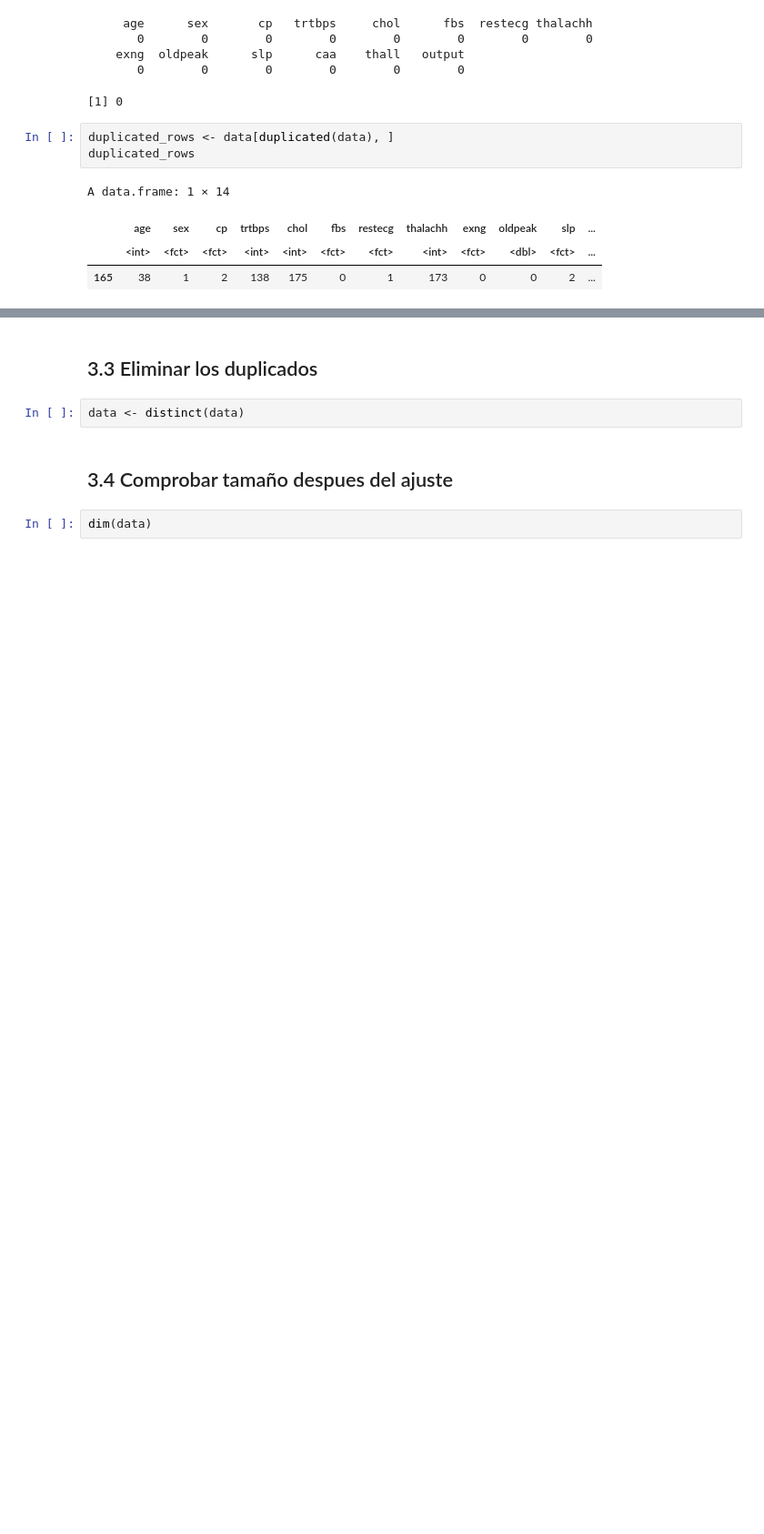
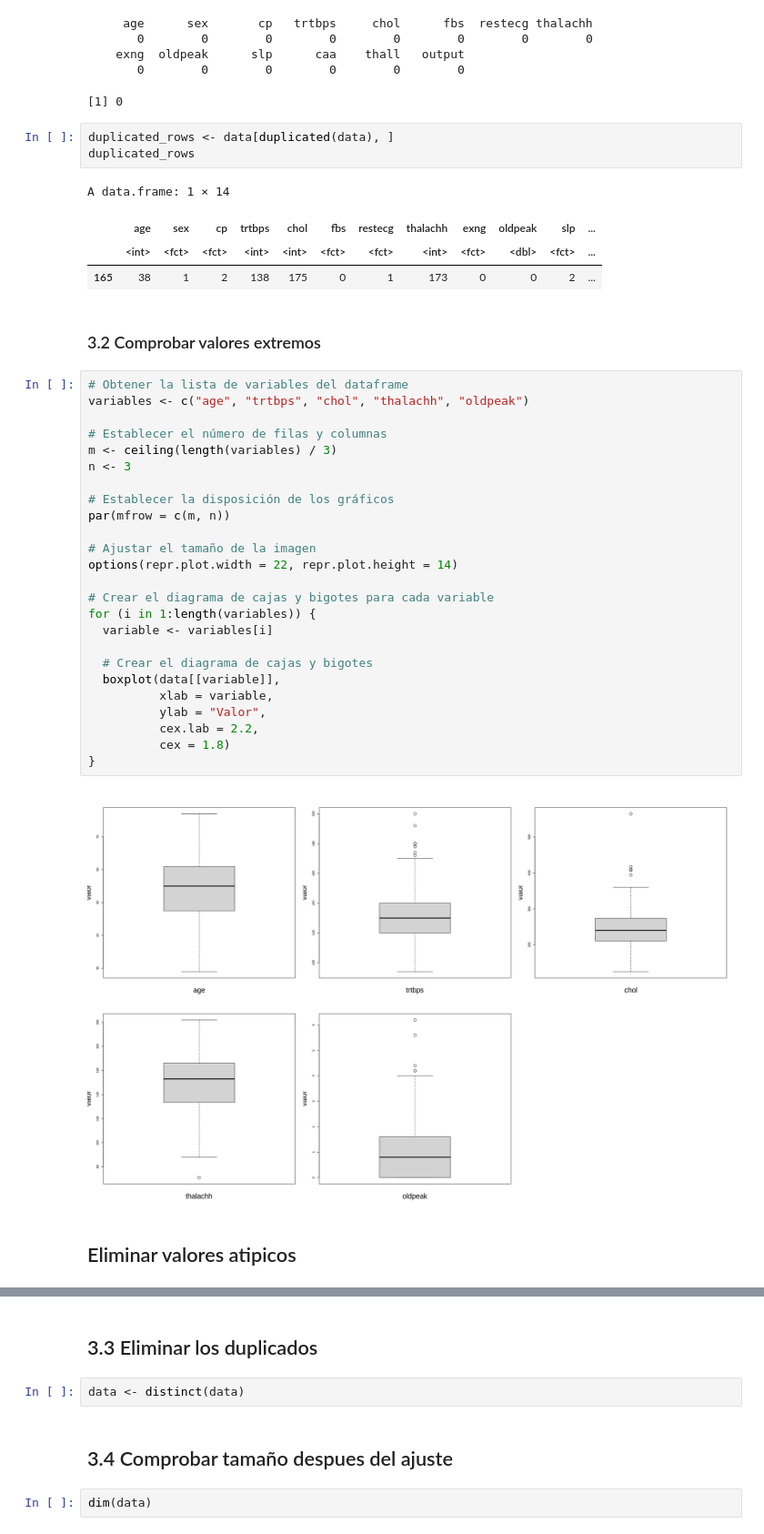
Before and after one commit to gaso/tipilogia_heart-attack-analysis, a Jupyter notebook: analysis.ipynb, the cells around one changed output, grey strips where cells are left out. Shown: that part at 91% size. Cells and saved outputs as stored; diff of their text form; blank space fills up the shorter version.

```diff
--- a/analysis.ipynb
+++ b/analysis.ipynb
@@ -293,3 +272,34 @@ A data.frame: 1 × 14
 |  | age | sex | cp | trtbps | chol | fbs | restecg | thalachh | exng | oldpeak | slp | ... |
 |  | <int> | <fct> | <fct> | <int> | <int> | <fct> | <fct> | <int> | <fct> | <dbl> | <fct> | ... |
 | 165 | 38 | 1 | 2 | 138 | 175 | 0 | 1 | 173 | 0 | 0 | 2 | ... |
+# %% [markdown]
+### 3.2 Comprobar valores extremos
+# %%
+# Obtener la lista de variables del dataframe
+variables <- c("age", "trtbps", "chol", "thalachh", "oldpeak")
+
+# Establecer el número de filas y columnas
+m <- ceiling(length(variables) / 3)
+n <- 3
+
+# Establecer la disposición de los gráficos
+par(mfrow = c(m, n))
+
+# Ajustar el tamaño de la imagen
+options(repr.plot.width = 22, repr.plot.height = 14)
+
+# Crear el diagrama de cajas y bigotes para cada variable
+for (i in 1:length(variables)) {
+  variable <- variables[i]
+
+  # Crear el diagrama de cajas y bigotes
+  boxplot(data[[variable]],
+          xlab = variable,
+          ylab = "Valor",
+          cex.lab = 2.2,
+          cex = 1.8)
+}
+# %% [output]
+[figure, added]
+# %% [markdown]
+## Eliminar valores atipicos
```
Also changed, not shown: parts of 14 cells of this notebook.
